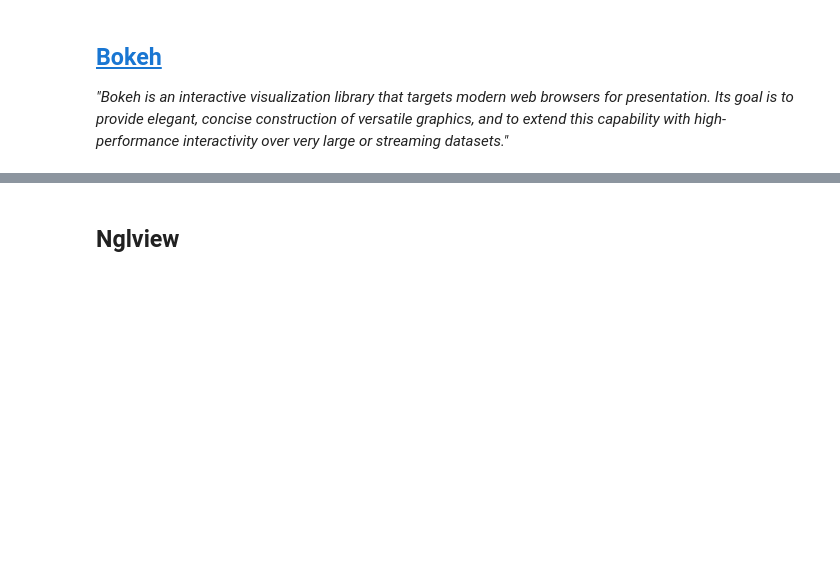
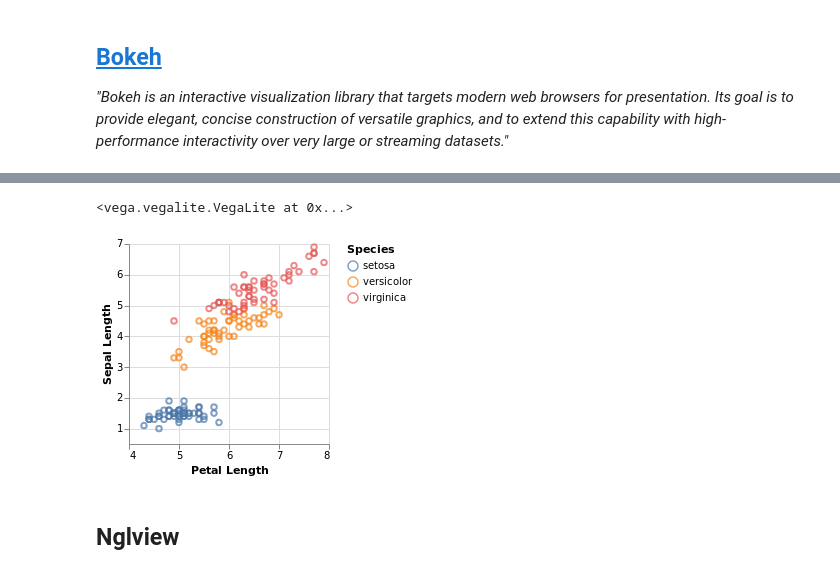
Before and after one commit to samuelmurail/jupyter_training_course, a Jupyter notebook: notebook/03_interactive_data_analysis.ipynb, the cells around one changed output, grey strips where cells are left out. Saved outputs shown, nothing was run; the diff lists cells and outputs as text; code cells hidden in the pictures; blank space fills up the shorter version.

Commit message:
add Vega-Lite

```diff
--- a/notebook/03_interactive_data_analysis.ipynb
+++ b/notebook/03_interactive_data_analysis.ipynb
@@ -188,3 +192,24 @@ Loading BokehJS ...
+# %%
+from vega import VegaLite
+
+VegaLite({
+  "mark": "point",
+  "encoding": {
+    "x": {"type": "quantitative",
+          "field": "Petal Length",
+          "scale": {"domain": [4, 8]}
+    },
+    "y": {"type": "quantitative",
+          "field": "Sepal Length",
+          "scale": {"domain": [0.9, 7]}
+    },
+    "color": {"type": "nominal",
+              "field": "Species"},
+  }
+}, iris_pd)
+# %% [output]
+<vega.vegalite.VegaLite at 0x...>
+[figure, added]
 # %% [markdown]
 ## Nglview
 # %%
```
Also changed, not shown: parts of 2 cells of this notebook.
